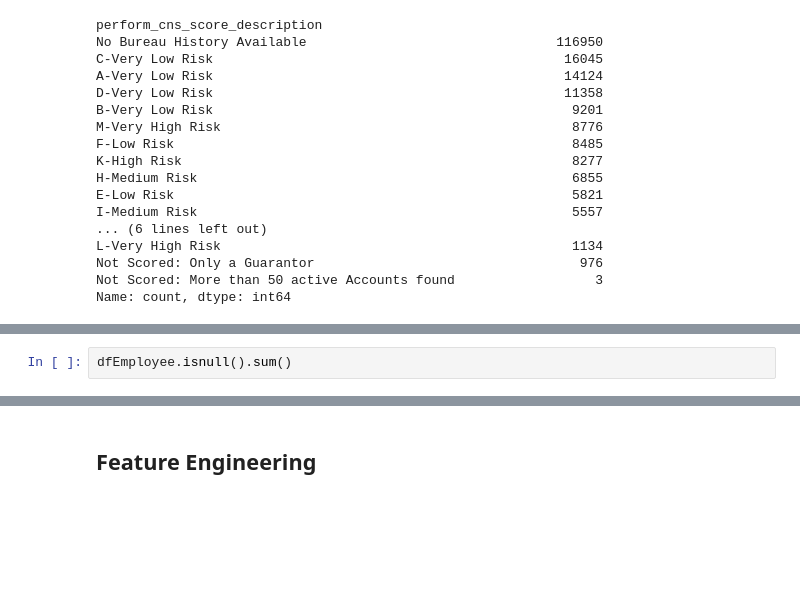
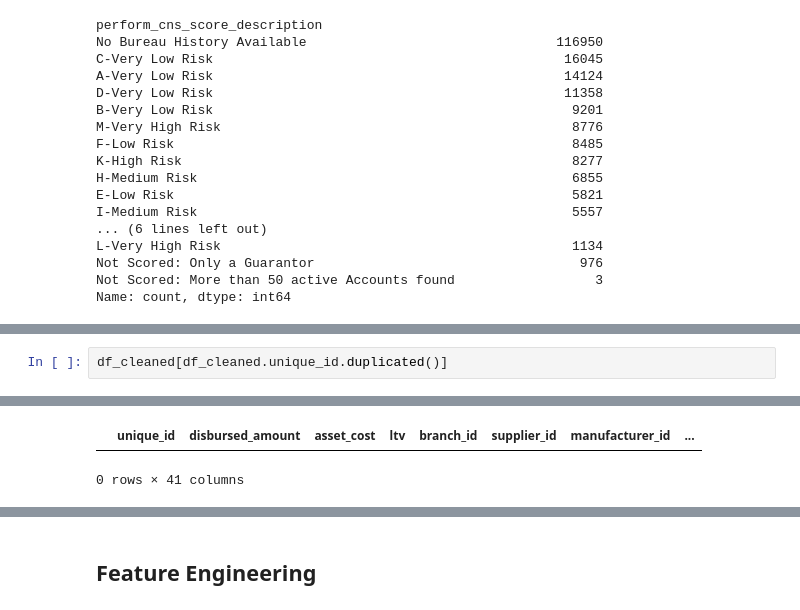
Before and after one commit to julrichkieffer/portfolio-data-science, a Jupyter notebook: 04 vehicle loan default/notebook.ipynb, the cells around one changed output, grey strips where cells are left out. Saved outputs shown, nothing was run; the diff lists cells and outputs as text; blank space fills up the shorter version.

```diff
--- a/04 vehicle loan default/notebook.ipynb
+++ b/04 vehicle loan default/notebook.ipynb
@@ -974,2 +923,3 @@ dfEmployee.info()
-# %%
-dfEmployee.isnull().sum()
+# %%
+df_cleaned[df_cleaned.unique_id.duplicated()]
+# %% [output]
@@ -975,0 +927,2 @@ dfEmployee.isnull().sum()
+|  | unique_id | disbursed_amount | asset_cost | ltv | branch_id | supplier_id | manufacturer_id | ... |
+0 rows × 41 columns
```
Also changed, not shown: parts of 43 cells of this notebook.
